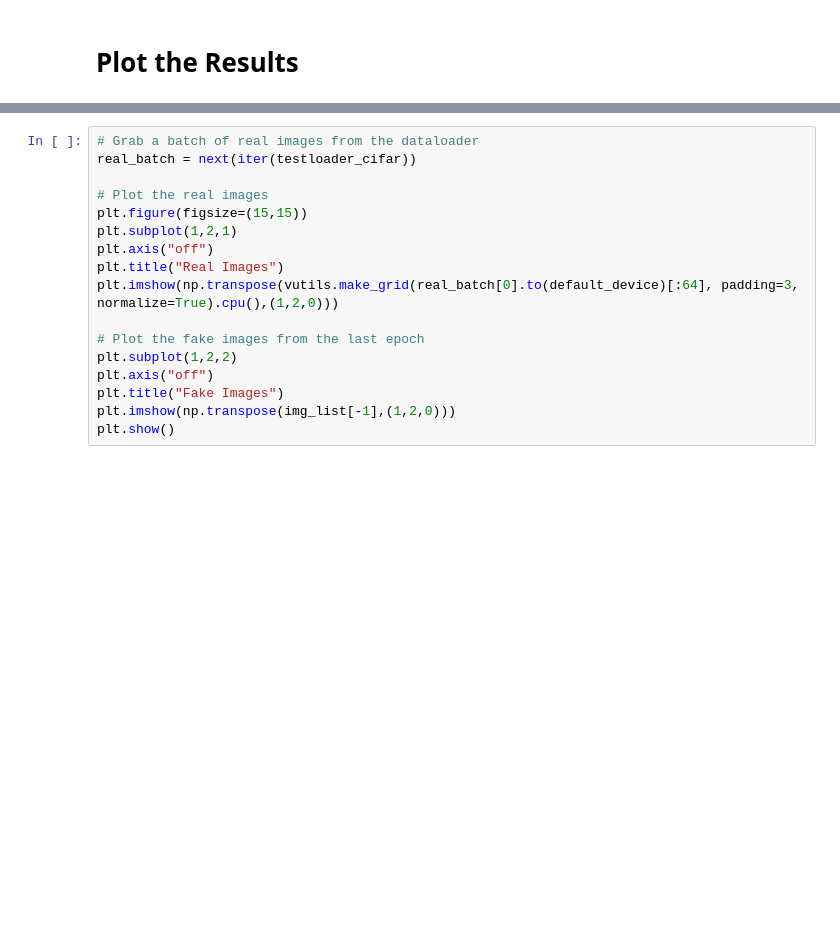
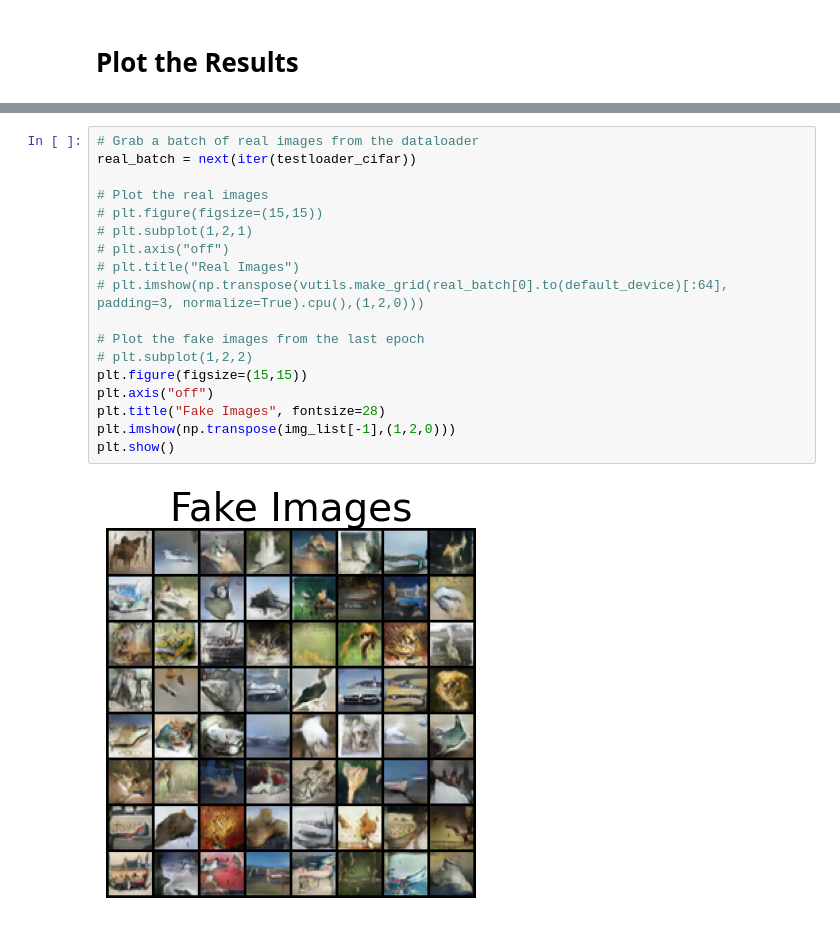
Before and after one commit to nathanbowness/CSI5340Assignments, a Jupyter notebook: Assignment4/gan_cifar_a4.ipynb, the cells around one changed output, grey strips where cells are left out. Drawn from its saved outputs; the diff is of its cells as text; blank space fills up the shorter version.

```diff
--- a/Assignment4/gan_cifar_a4.ipynb
+++ b/Assignment4/gan_cifar_a4.ipynb
@@ -257,17 +279,20 @@ plt.show()
 # %%
 # Grab a batch of real images from the dataloader
 real_batch = next(iter(testloader_cifar))
 
 # Plot the real images
-plt.figure(figsize=(15,15))
-plt.subplot(1,2,1)
-plt.axis("off")
-plt.title("Real Images")
-plt.imshow(np.transpose(vutils.make_grid(real_batch[0].to(default_device)[:64], padding=3, normalize=True).cpu(),(1,2,0)))
+# plt.figure(figsize=(15,15))
+# plt.subplot(1,2,1)
+# plt.axis("off")
+# plt.title("Real Images")
+# plt.imshow(np.transpose(vutils.make_grid(real_batch[0].to(default_device)[:64], padding=3, normalize=True).cpu(),(1,2,0)))
 
 # Plot the fake images from the last epoch
-plt.subplot(1,2,2)
+# plt.subplot(1,2,2)
+plt.figure(figsize=(15,15))
 plt.axis("off")
-plt.title("Fake Images")
+plt.title("Fake Images", fontsize=28)
 plt.imshow(np.transpose(img_list[-1],(1,2,0)))
 plt.show()
+# %% [output]
+[figure, added]
```
Also changed, not shown: parts of 5 cells of this notebook, 2 other files.
